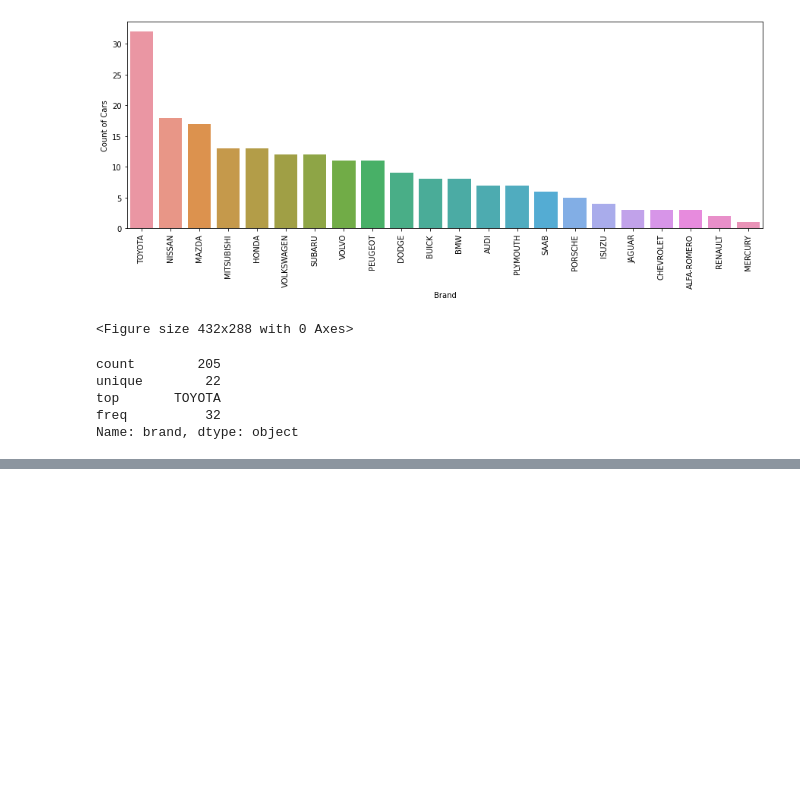
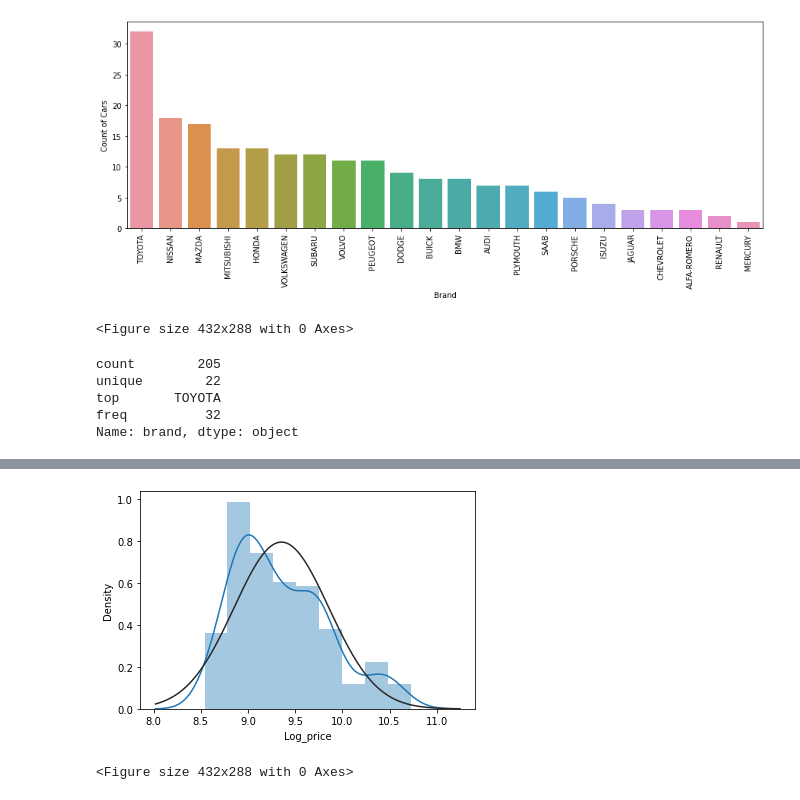
Before and after one commit to Rawanawh/CarPricePredicting-LinearRegression, a Jupyter notebook: CarPrice linear regression .ipynb, the cells around one changed output, grey strips where cells are left out. Drawn from its saved outputs; the diff is of its cells as text; code cells hidden in the pictures; blank space fills up the shorter version.

```diff
--- a/CarPrice linear regression .ipynb
+++ b/CarPrice linear regression .ipynb
@@ -167,0 +174,7 @@ plt.show()
+# %%
+df['Log_price'] = np.log(df['price'])
+sns.distplot(df['Log_price'], fit=norm)
+fig = plt.figure();
+# %% [output]
+[figure, added]
+<Figure size 432x288 with 0 Axes>
```
Also changed, not shown: parts of 38 cells of this notebook.
